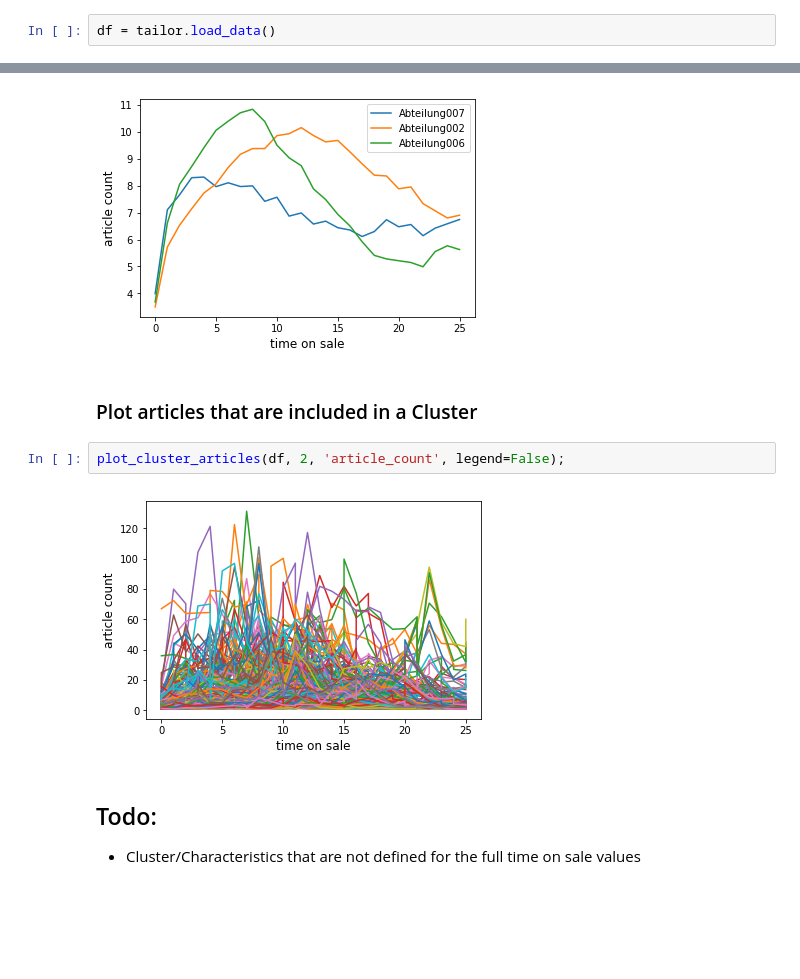
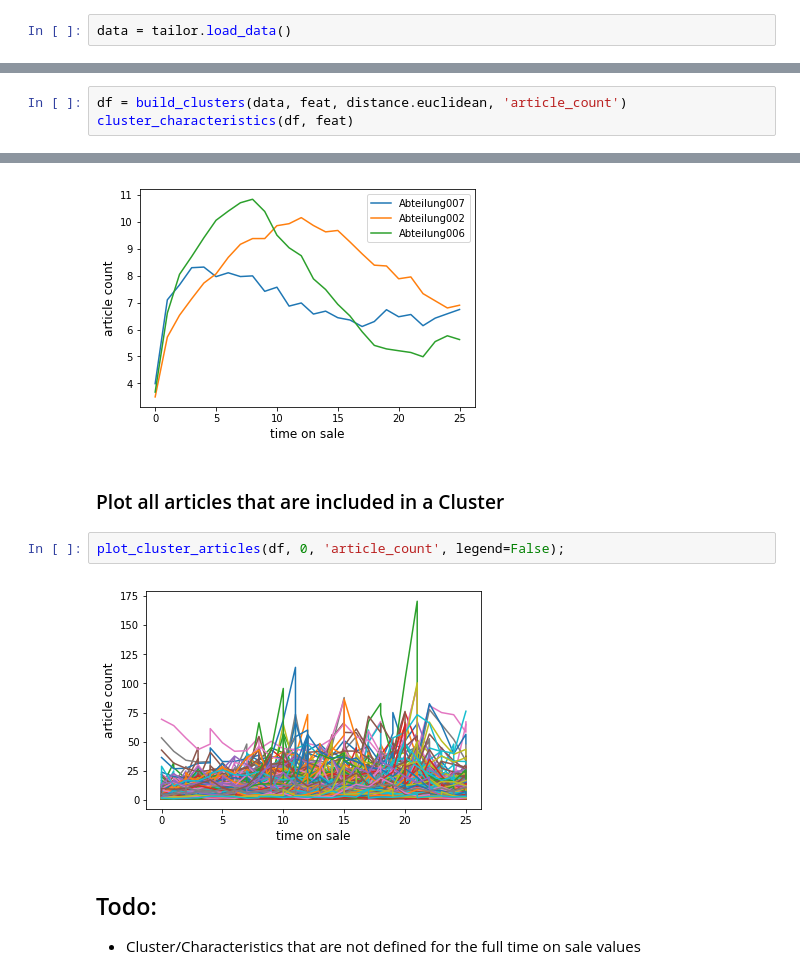
Before and after one commit to indyfree/tailor, a Jupyter notebook: notebooks/06-cluster-feature.ipynb, the cells around one changed output, grey strips where cells are left out. Saved outputs shown, nothing was run; the diff lists cells and outputs as text; blank space fills up the shorter version.

```diff
--- a/notebooks/06-cluster-feature.ipynb
+++ b/notebooks/06-cluster-feature.ipynb
@@ -15,2 +21,2 @@ from tailor.visualization import *
 # %%
-df = tailor.load_data()
+data = tailor.load_data()
@@ -46,0 +45,3 @@ Wall time: 229 ms
+# %%
+df = build_clusters(data, feat, distance.euclidean, 'article_count')
+cluster_characteristics(df, feat)
@@ -63,11 +74,11 @@ plot_cluster_characteristics(df, 1, feat, 'article_count', legend=True);
 # %% [output]
 [figure]
 # %% [markdown]
-### Plot articles that are included in a Cluster
+### Plot all articles that are included in a Cluster
 # %%
-plot_cluster_articles(df, 2, 'article_count', legend=False);
+plot_cluster_articles(df, 0, 'article_count', legend=False);
 # %% [output]
-[figure, old version]
+[figure, new version]
 # %% [markdown]
 ## Todo:
 - Cluster/Characteristics that are not defined for the full time on sale values
```
Also changed, not shown: parts of 13 cells of this notebook, 1 other file.
